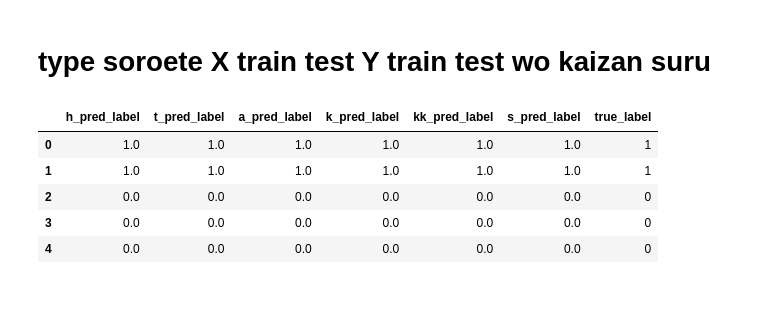
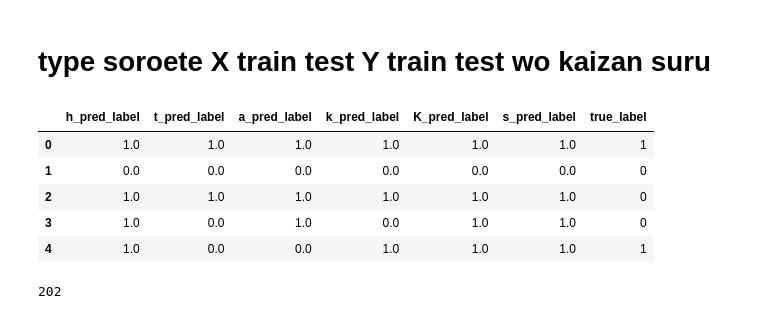
Before and after one commit to zuco3/liBERTy, a Jupyter notebook: ensemble/ens_augens-re.ipynb, the cells around one changed output. Saved outputs shown, nothing was run; the diff lists cells and outputs as text; code cells hidden in the pictures.

```diff
--- a/ensemble/ens_augens-re.ipynb
+++ b/ensemble/ens_augens-re.ipynb
@@ -567,7 +562,7 @@ h_train_dataset, h_val_dataset = random_split(hdataset, [train_size, val_size])
 t_train_dataset, t_val_dataset = random_split(tdataset, [train_size, val_size])
 a_train_dataset, a_val_dataset = random_split(adataset, [train_size, val_size])
 k_train_dataset, k_val_dataset = random_split(kdataset, [train_size, val_size])
-kk_train_dataset, kk_val_dataset = random_split(kkdataset, [train_size, val_size])
+K_train_dataset, K_val_dataset = random_split(Kdataset, [train_size, val_size])
 s_train_dataset, s_val_dataset = random_split(sdataset, [train_size, val_size])
 
 h_train_dataset = MySubset(hdataset, indices[:train_size], data_transform)
@@ -578,8 +573,8 @@ a_train_dataset = MySubset(adataset, indices[:train_size], data_transform)
 a_val_dataset = MySubset(adataset, indices[train_size:])
 k_train_dataset = MySubset(kdataset, indices[:train_size], data_transform)
 k_val_dataset = MySubset(kdataset, indices[train_size:])
-kk_train_dataset = MySubset(kkdataset, indices[:train_size], data_transform)
-kk_val_dataset = MySubset(kkdataset, indices[train_size:])
+K_train_dataset = MySubset(Kdataset, indices[:train_size], data_transform)
+K_val_dataset = MySubset(Kdataset, indices[train_size:])
 s_train_dataset = MySubset(sdataset, indices[:train_size], data_transform)
 s_val_dataset = MySubset(sdataset, indices[train_size:])
 # %% [output]
@@ -712,8 +707,8 @@ a_train_loss_ = []
 a_test_loss_ = []
 k_train_loss_ = []
 k_test_loss_ = []
-kk_train_loss_ = []
-kk_test_loss_ = []
+K_train_loss_ = []
+K_test_loss_ = []
 s_train_loss_ = []
 s_test_loss_ = []
 
@@ -721,6 +716,8 @@ h_train_loss = 0
 t_train_loss = 0
 a_train_loss = 0
 k_train_loss = 0
-kk_train_loss = 0
+K_train_loss = 0
 s_train_loss = 0
+
+nofs = 0
 # %%
@@ -937,16 +938,27 @@ h_pred_ = []
 t_pred_ = []
 a_pred_ = []
 k_pred_ = []
-kk_pred_ = []
+K_pred_ = []
 s_pred_ = []
 
-for i in range(len(h_test_loss_[1])):
-    h_pred_.append(np.argmax(np.array(h_test_loss_[1][i])))
-    t_pred_.append(np.argmax(np.array(t_test_loss_[1][i])))
-    a_pred_.append(np.argmax(np.array(a_test_loss_[1][i])))
-    k_pred_.append(np.argmax(np.array(k_test_loss_[1][i])))
-    kk_pred_.append(np.argmax(np.array(kk_test_loss_[1][i])))
-    s_pred_.append(np.argmax(np.array(s_test_loss_[1][i])))
+if 'h' in pattern_of_extraction:
+    for i in range(nofs):
+        h_pred_.append(np.argmax(np.array(h_test_loss_[1][i])))
+if 't' in pattern_of_extraction:
+    for i in range(nofs):
+        t_pred_.append(np.argmax(np.array(t_test_loss_[1][i])))
+if 'a' in pattern_of_extraction:
+    for i in range(nofs):
+        a_pred_.append(np.argmax(np.array(a_test_loss_[1][i])))
+if 'k' in pattern_of_extraction:
+    for i in range(nofs):
+        k_pred_.append(np.argmax(np.array(k_test_loss_[1][i])))
+if 'K' in pattern_of_extraction:
+    for i in range(nofs):
+        K_pred_.append(np.argmax(np.array(K_test_loss_[1][i])))
+if 's' in pattern_of_extraction:
+    for i in range(nofs):
+        s_pred_.append(np.argmax(np.array(s_test_loss_[1][i])))
 # %%
 vlabel = []
 for _,_,label in h_validation_dataloader:
@@ -955,17 +967,17 @@ for _,_,label in h_validation_dataloader:
 # %%
 h_pred_df = pd.DataFrame(h_pred_, columns=['h_pred_label'])
 t_pred_df = pd.DataFrame(t_pred_, columns=['t_pred_label'])
 a_pred_df = pd.DataFrame(a_pred_, columns=['a_pred_label'])
 k_pred_df = pd.DataFrame(k_pred_, columns=['k_pred_label'])
-kk_pred_df = pd.DataFrame(kk_pred_, columns=['kk_pred_label'])
+K_pred_df = pd.DataFrame(K_pred_, columns=['K_pred_label'])
 s_pred_df = pd.DataFrame(s_pred_, columns=['s_pred_label'])
 label_df = pd.DataFrame(vlabel, columns=['true_label'])
-accuracy_df = pd.concat([h_pred_df, t_pred_df, a_pred_df, k_pred_df, kk_pred_df, s_pred_df, label_df], axis=1)
+accuracy_df = pd.concat([h_pred_df, t_pred_df, a_pred_df, k_pred_df, K_pred_df, s_pred_df, label_df], axis=1)
 accuracy_df.head(5)
 # %% [output]
-|  | h_pred_label | t_pred_label | a_pred_label | k_pred_label | kk_pred_label | s_pred_label | true_label |
+|  | h_pred_label | t_pred_label | a_pred_label | k_pred_label | K_pred_label | s_pred_label | true_label |
 | 0 | 1.0 | 1.0 | 1.0 | 1.0 | 1.0 | 1.0 | 1 |
-| 1 | 1.0 | 1.0 | 1.0 | 1.0 | 1.0 | 1.0 | 1 |
-| 2 | 0.0 | 0.0 | 0.0 | 0.0 | 0.0 | 0.0 | 0 |
-| 3 | 0.0 | 0.0 | 0.0 | 0.0 | 0.0 | 0.0 | 0 |
-| 4 | 0.0 | 0.0 | 0.0 | 0.0 | 0.0 | 0.0 | 0 |
+| 1 | 0.0 | 0.0 | 0.0 | 0.0 | 0.0 | 0.0 | 0 |
+| 2 | 1.0 | 1.0 | 1.0 | 1.0 | 1.0 | 1.0 | 0 |
+| 3 | 1.0 | 0.0 | 1.0 | 0.0 | 1.0 | 1.0 | 0 |
+| 4 | 1.0 | 0.0 | 0.0 | 1.0 | 1.0 | 1.0 | 1 |
@@ -989,0 +984,4 @@ for i in range(len(hpreds)):
+# %%
+nofs
+# %% [output]
+202
```
Also changed, not shown: parts of 26 cells of this notebook, 7 other files.
